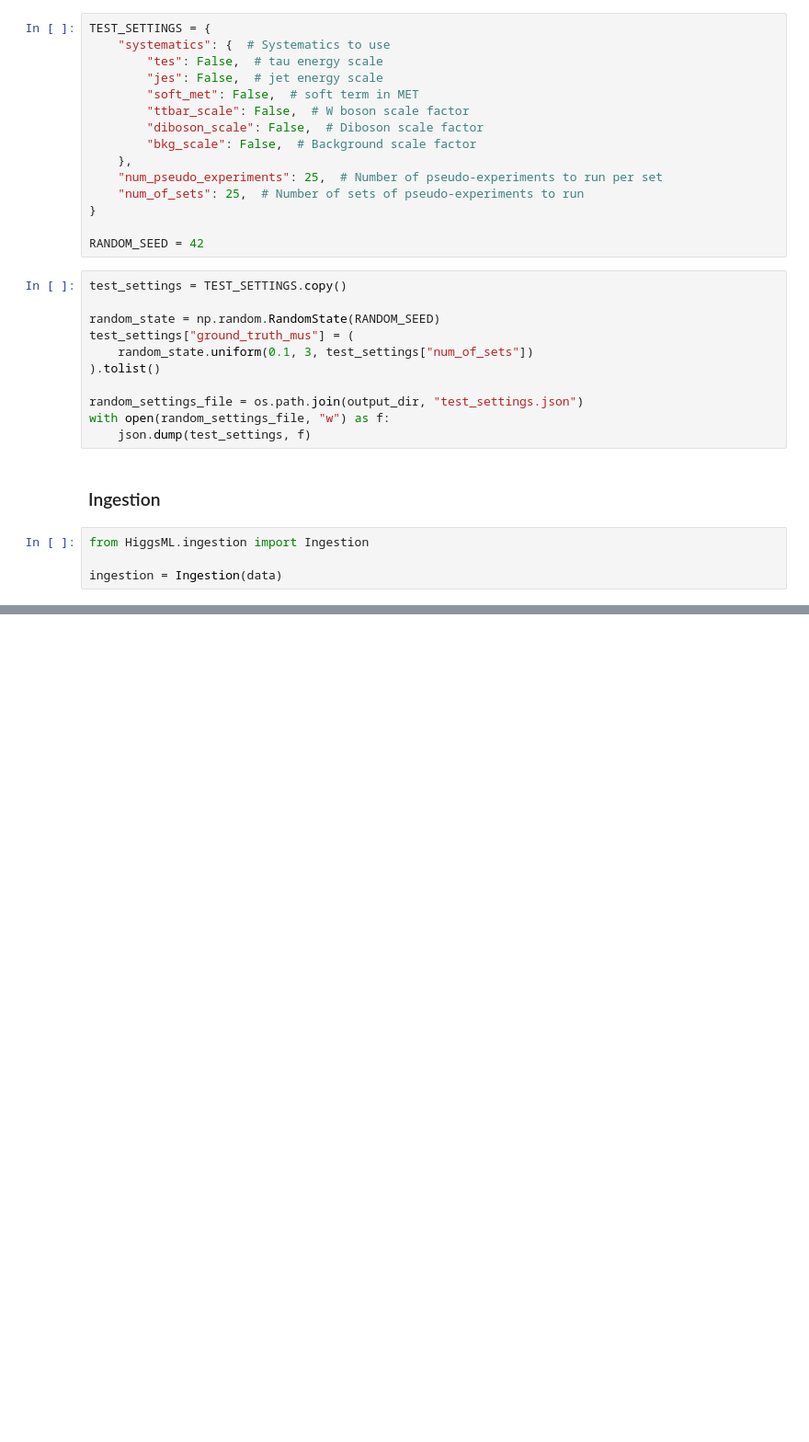
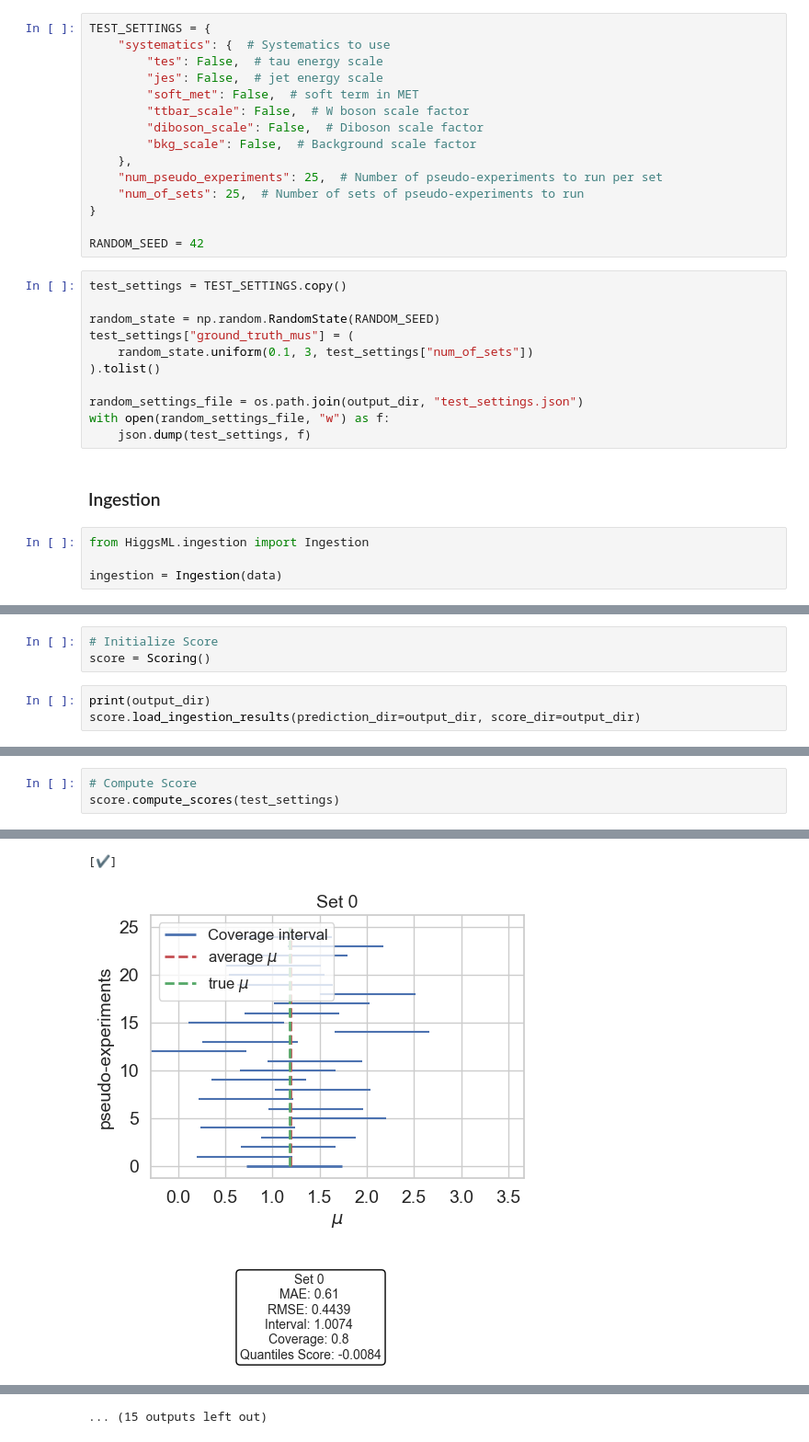
Before and after one commit to blackSwanCS/Higgs_collaboration_A, a Jupyter notebook: StartingKit_Black_Swan_HiggsML.ipynb, the cells around one changed output, grey strips where cells are left out. Shown at 92% size. Drawn from its saved outputs; the diff is of its cells as text; blank space fills up the shorter version.

```diff
--- a/StartingKit_Black_Swan_HiggsML.ipynb
+++ b/StartingKit_Black_Swan_HiggsML.ipynb
@@ -261,0 +428,6 @@ ingestion.predict_submission(test_settings)
+# %%
+# Initialize Score
+score = Scoring()
+# %%
+print(output_dir)
+score.load_ingestion_results(prediction_dir=output_dir, score_dir=output_dir)
@@ -261,0 +437,4 @@ ingestion.predict_submission(test_settings)
+# %%
+# Compute Score
+score.compute_scores(test_settings)
+# %% [output]
@@ -261,0 +442,2 @@ ingestion.predict_submission(test_settings)
+[✔]
+[figure, added]
@@ -261,0 +453 @@ ingestion.predict_submission(test_settings)
+... (15 outputs left out)
```
Also changed, not shown: parts of 27 cells of this notebook.
